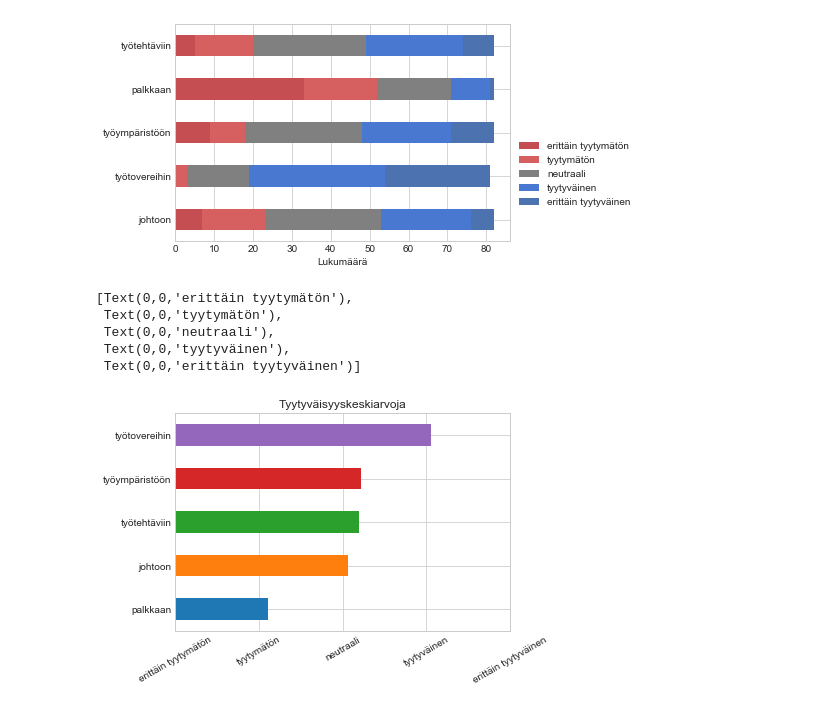
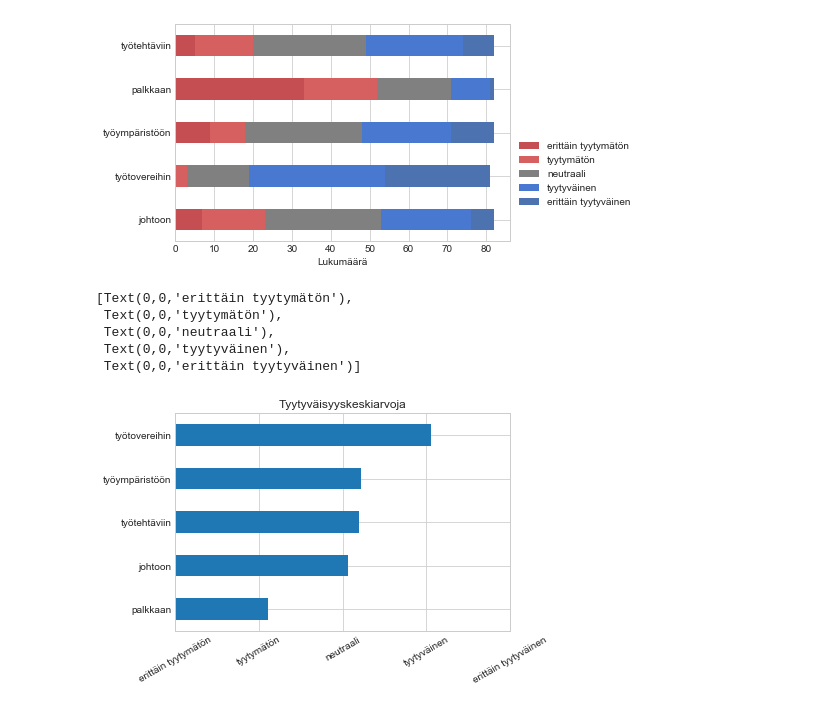
Before and after one commit to taanila/tilastoapu, a Jupyter notebook: bar.ipynb, the cells around one changed output. Drawn from its saved outputs; the diff is of its cells as text; code cells hidden in the pictures.

```diff
--- a/bar.ipynb
+++ b/bar.ipynb
@@ -239,15 +239,15 @@ plt.legend(bbox_to_anchor=(1, 0.5))
 [figure]
 # %%
 df12=df[['johtoon','työtovereihin','työympäristöön','palkkaan','työtehtäviin']].mean().sort_values()
-ax=df12.plot.barh()
+ax=df12.plot.barh(color='C0')
 plt.xlim(1,5)
 plt.title('Tyytyväisyyskeskiarvoja')
 ax.set(xticks=[1,2,3,4,5])
 ax.set_xticklabels(['erittäin tyytymätön','tyytymätön','neutraali','tyytyväinen','erittäin tyytyväinen'], rotation=30)
 # %% [output]
 [Text(0,0,'erittäin tyytymätön'),
  Text(0,0,'tyytymätön'),
  Text(0,0,'neutraali'),
  Text(0,0,'tyytyväinen'),
  Text(0,0,'erittäin tyytyväinen')]
-[figure, old version]
+[figure, new version]
```
Also changed, not shown: parts of 2 cells of this notebook.
